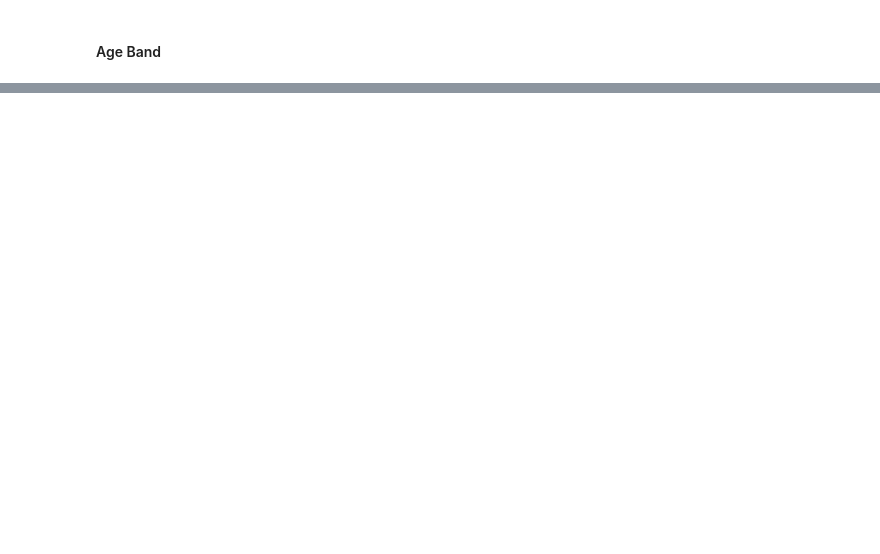
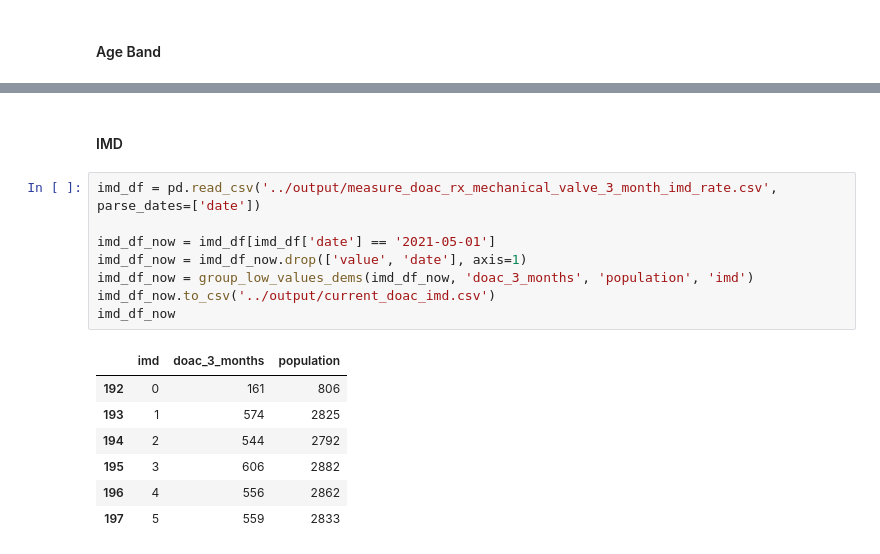
Before and after one commit to opensafely/mechanical-valve-anticoag, a Jupyter notebook: analysis/notebook.ipynb, the cells around one changed output, grey strips where cells are left out. Saved outputs shown, nothing was run; the diff lists cells and outputs as text; blank space fills up the shorter version.

```diff
--- a/analysis/notebook.ipynb
+++ b/analysis/notebook.ipynb
@@ -301,0 +294,18 @@ age_df_now
+# %% [markdown]
+#### IMD
+# %%
+imd_df = pd.read_csv('../output/measure_doac_rx_mechanical_valve_3_month_imd_rate.csv', parse_dates=['date'])
+
+imd_df_now = imd_df[imd_df['date'] == '2021-05-01']
+imd_df_now = imd_df_now.drop(['value', 'date'], axis=1)
+imd_df_now = group_low_values_dems(imd_df_now, 'doac_3_months', 'population', 'imd')
+imd_df_now.to_csv('../output/current_doac_imd.csv')
+imd_df_now
+# %% [output]
+|  | imd | doac_3_months | population |
+| 192 | 0 | 161 | 806 |
+| 193 | 1 | 574 | 2825 |
+| 194 | 2 | 544 | 2792 |
+| 195 | 3 | 606 | 2882 |
+| 196 | 4 | 556 | 2862 |
+| 197 | 5 | 559 | 2833 |
```
Also changed, not shown: parts of 10 cells of this notebook, 1 other file.
